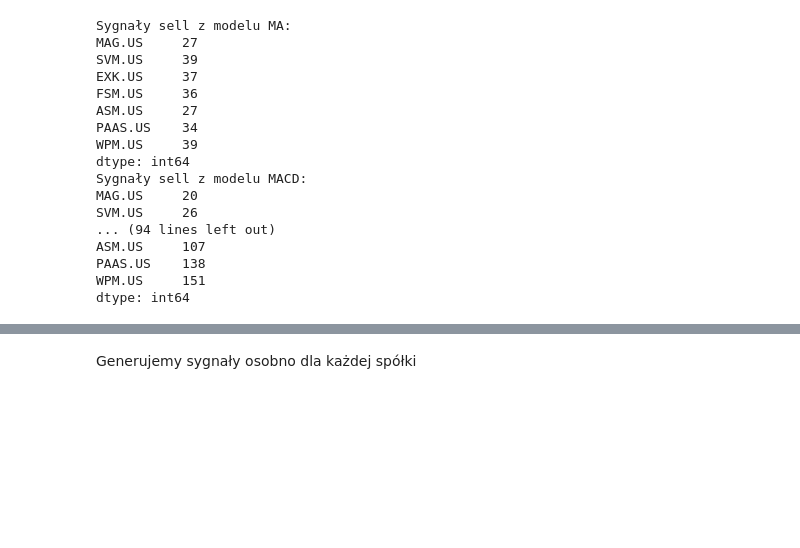
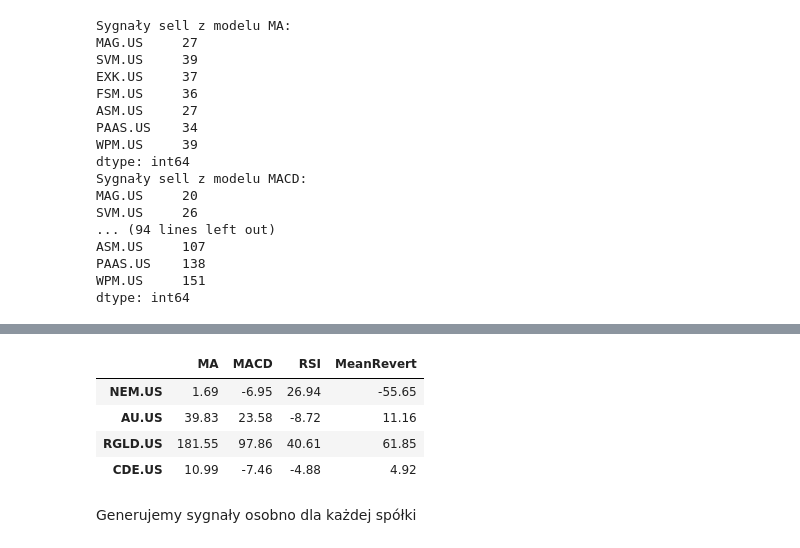
Before and after one commit to jakubweglowski/trading-bot, a Jupyter notebook: notebook1.ipynb, the cells around one changed output, grey strips where cells are left out. Cells and saved outputs as stored; diff of their text form; code cells hidden in the pictures; blank space fills up the shorter version.

```diff
--- a/notebook1.ipynb
+++ b/notebook1.ipynb
@@ -160,3 +192,11 @@ pnl.cumsum().plot(figsize=(10, 6),
+# %%
+pd.DataFrame(returns_dict)
+# %% [output]
+|  | MA | MACD | RSI | MeanRevert |
+| NEM.US | 1.69 | -6.95 | 26.94 | -55.65 |
+| AU.US | 39.83 | 23.58 | -8.72 | 11.16 |
+| RGLD.US | 181.55 | 97.86 | 40.61 | 61.85 |
+| CDE.US | 10.99 | -7.46 | -4.88 | 4.92 |
 # %% [markdown]
 Generujemy sygnały osobno dla każdej spółki
 # %%
```
Also changed, not shown: parts of 1 cell of this notebook.
